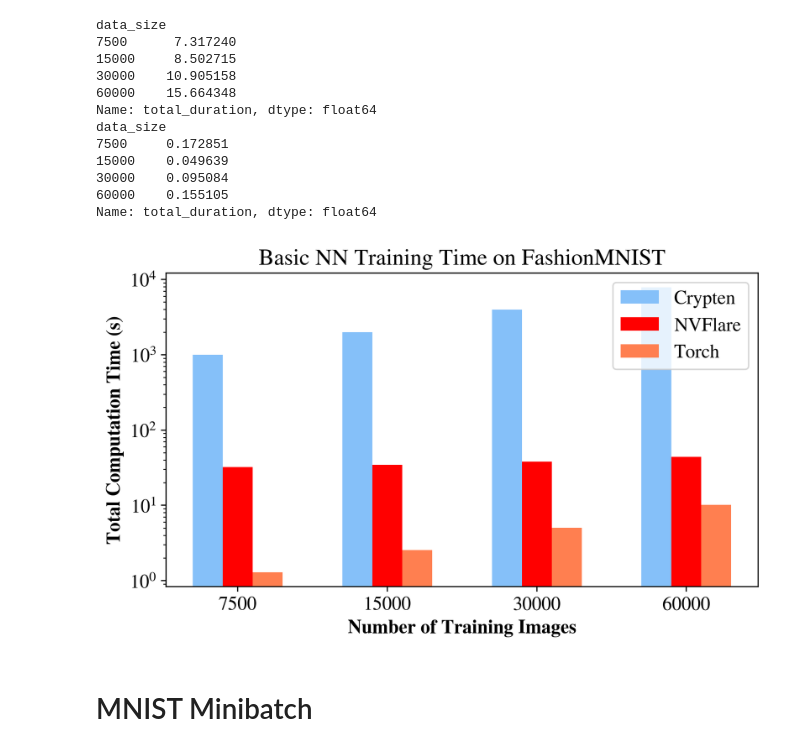
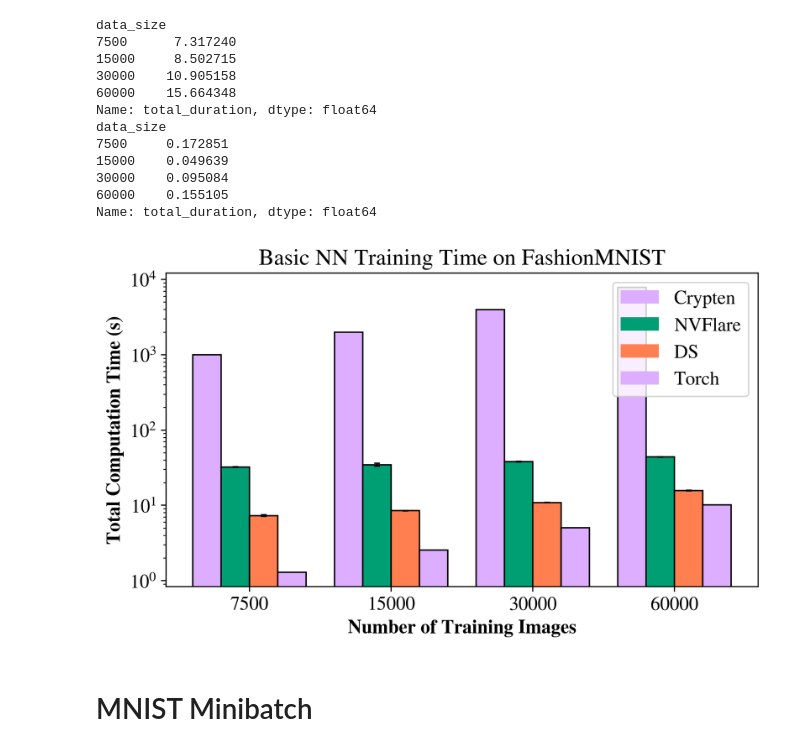
Before and after one commit to Dumplingz/data-pooling-experiments, a Jupyter notebook: data_analysis/mnist_datasize_data_parsing.ipynb, the cells around one changed output. Drawn from its saved outputs; the diff is of its cells as text; code cells hidden in the pictures.

```diff
--- a/data_analysis/mnist_datasize_data_parsing.ipynb
+++ b/data_analysis/mnist_datasize_data_parsing.ipynb
@@ -130,27 +130,57 @@ Name: total_duration, dtype: float64
 # %%
 X_axis = np.arange(4)+1
 width = 0.2
 
 plt.figure(figsize=(7.5, 4), dpi=320)
 
-plt.bar(x=X_axis-width, width=width, height = mean_crypten, label = "Crypten", color='#85C0F9')
-plt.bar(x=X_axis, width=width, height = nvflare_medians, label = "NVFlare", color='red')
-plt.bar(x=X_axis+width, width=width, height = mean_torch, label = "Torch", color='coral')
+# Crypten
+plt.bar(x=X_axis-1.5*width, width=width, height = mean_crypten, label = "Crypten", color='#ddaeff')
+plt.bar(x=X_axis-1.5*width,width=width,height=mean_crypten,
+        # yerr=conclave_stdevs,
+        edgecolor='black',
+        error_kw={"elinewidth":1,"capsize":2,"capthick":1},
+        color='none'
+        )
+
+# NVFlare
+plt.bar(x=X_axis-0.5*width, width=width, height = nvflare_medians, label = "NVFlare", color='#009E73')
+plt.bar(x=X_axis-0.5*width,width=width,height=nvflare_medians,yerr=nvflare_stdevs,
+        edgecolor='black',
+        error_kw={"elinewidth":1,"capsize":2,"capthick":1},
+        color='none'
+        )
+
+# Data Station
+plt.bar(x=X_axis+0.5*width, width=width, height = ds_medians, label = "DS", color='coral')
+plt.bar(x=X_axis+0.5*width,width=width,height=ds_medians,yerr=ds_stdevs,
+        edgecolor='black',
+        error_kw={"elinewidth":1,"capsize":2,"capthick":1},
+        color='none'
+        )
+
+# Torch
+plt.bar(x=X_axis+1.5*width, width=width, height = mean_torch, label = "Torch", color='#ddaeff')
+plt.bar(x=X_axis+1.5*width,width=width,height=mean_torch,
+        # yerr=conclave_stdevs,
+        edgecolor='black',
+        error_kw={"elinewidth":1,"capsize":2,"capthick":1},
+        color='none'
+        )
 
 plt.yscale('log')
 
 plt.xlabel("Number of Training Images", fontweight="bold")
 plt.ylabel("Total Computation Time (s)", fontweight="bold")
 plt.title("Basic NN Training Time on FashionMNIST")
 plt.legend()
 
 plt.xticks(X_axis, ["7500", "15000", "30000", "60000"])
 
 plt.savefig("datasize_mnist_nn.pdf", bbox_inches='tight')
 
 plt.show()
 # %% [output]
-[figure, old version]
+[figure, new version]
 # %% [markdown]
 # MNIST Minibatch
 # %%
```
Also changed, not shown: 1 other file.
